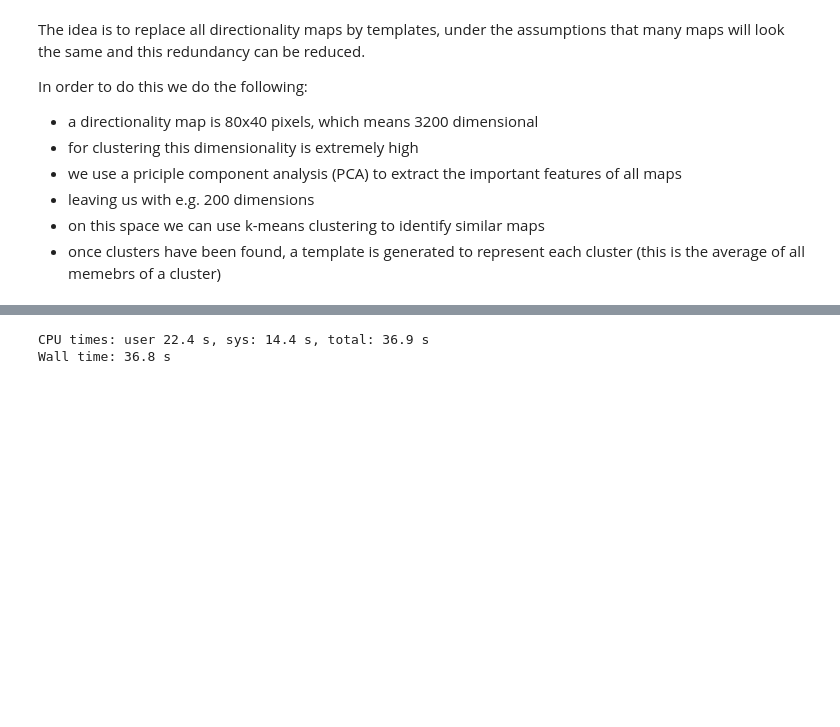
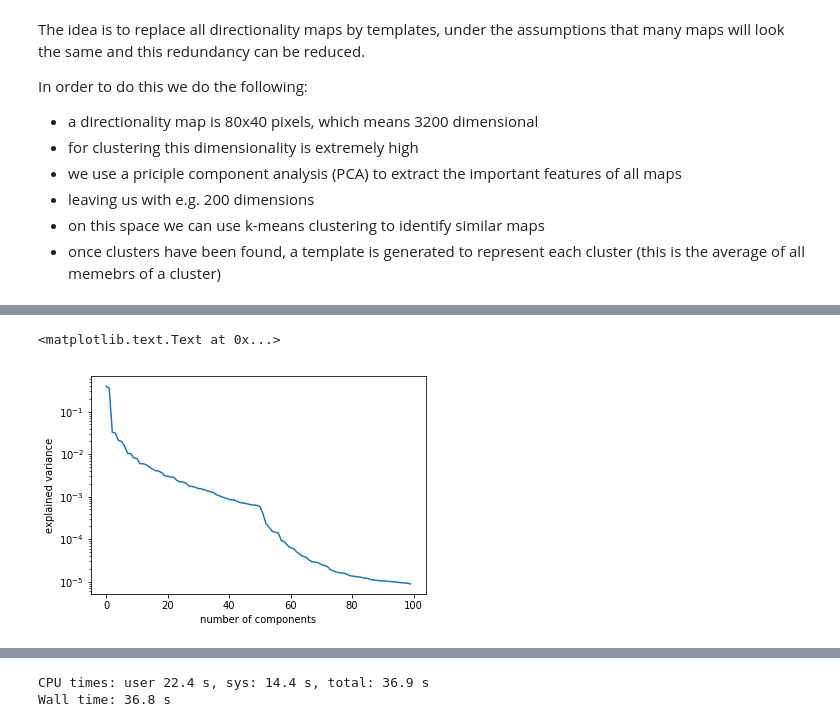
Before and after one commit to icecube/retro, a Jupyter notebook: notebooks/table_compression.ipynb, the cells around one changed output, grey strips where cells are left out. Saved outputs shown, nothing was run; the diff lists cells and outputs as text; code cells hidden in the pictures; blank space fills up the shorter version.

```diff
--- a/notebooks/plot_tables_philipp.ipynb
+++ b/notebooks/table_compression.ipynb
@@ -71,6 +74,6 @@ Wall time: 6.73 s
 # %%
 %%time
 # do a principal component analysis in order to reduce the dimensionality for the clustering
-pca = PCA(n_components = 200)
-pca.fit(data)
+pca = PCA(n_components = 100)
+pca.partial_fit(data)
 # %% [output]
@@ -79,3 +86,14 @@ Wall time: 8min 29s
+# %%
+#how many components are necessary?
+#plt.plot(np.cumsum(pca.explained_variance_ratio_))
+plt.plot(pca.explained_variance_ratio_)
+#pca.explained_variance_ratio_
+plt.gca().set_yscale('log')
+plt.xlabel('number of components')
+plt.ylabel('explained variance')
+# %% [output]
+<matplotlib.text.Text at 0x...>
+[figure, added]
 # %%
 %%time
 # reduced data
```
Also changed, not shown: parts of 8 cells of this notebook.
